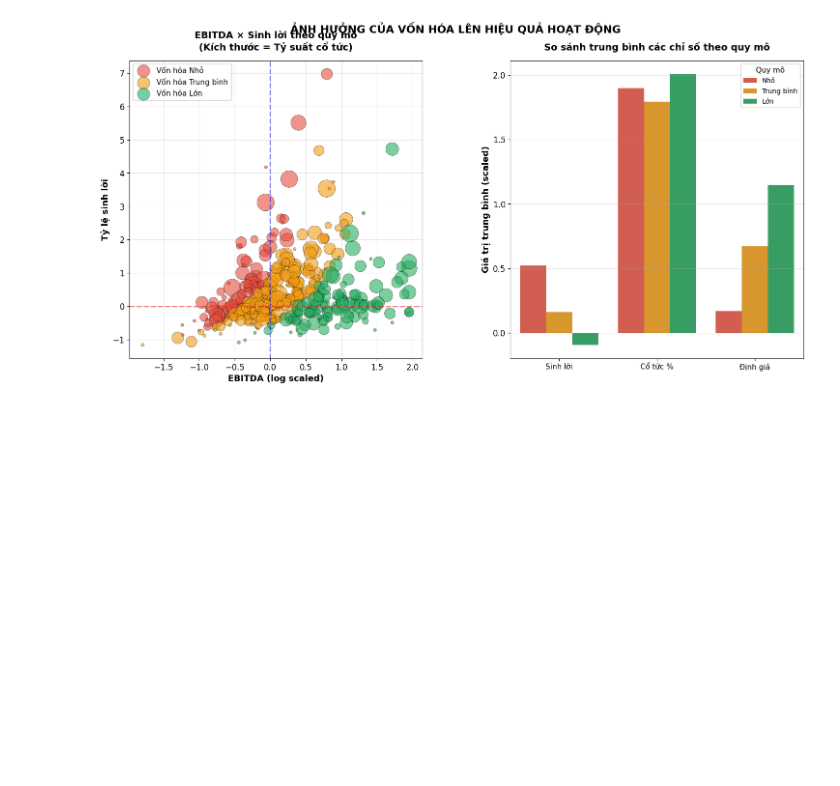
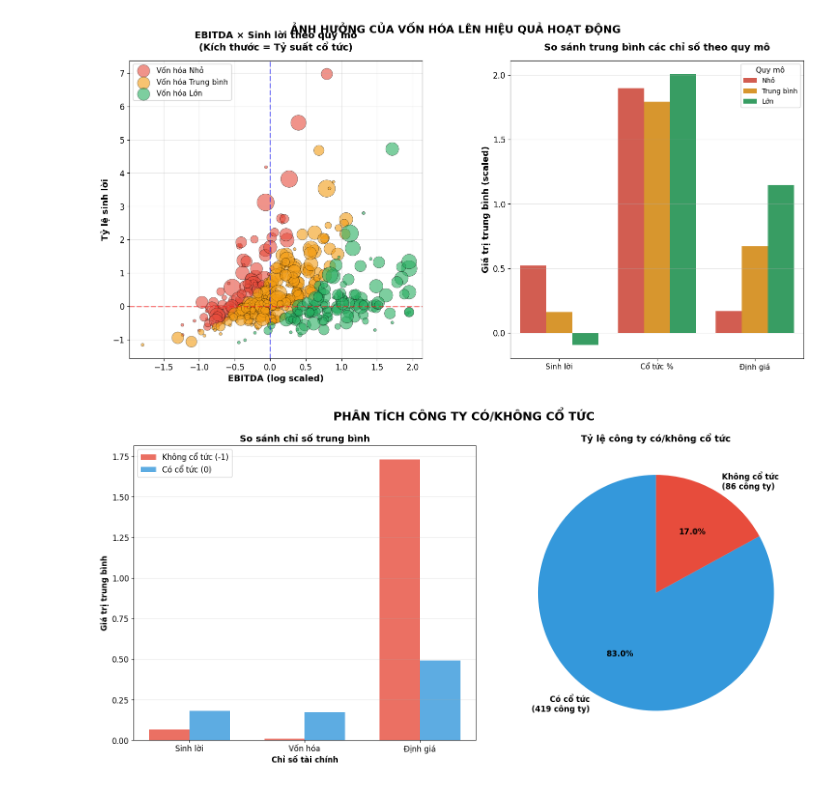
Before and after one commit to tranmai31231020941-pixel/final, a Jupyter notebook: Untitled1.ipynb, the cells around one changed output. Saved outputs shown, nothing was run; the diff lists cells and outputs as text; code cells hidden in the pictures; blank space fills up the shorter version.

```diff
--- a/Untitled1.ipynb
+++ b/Untitled1.ipynb
@@ -230,3 +231,47 @@ plt.tight_layout()
 plt.show()
 # %% [output]
 [figure]
+# %%
+# BIỂU ĐỒ 4: SO SÁNH CÔNG TY CÓ/KHÔNG CỔ TỨC
+# ============================================================
+fig, (ax1, ax2) = plt.subplots(1, 2, figsize=(16, 8))
+
+# Chart 1: So sánh các chỉ số trung bình
+dividend_comparison = df.groupby('dividend_flag__scaled')[
+    ['profitability_ratio__scaled', 'market_cap_log__scaled', 'valuation_z__scaled']
+].mean()
+
+x = np.arange(len(dividend_comparison.columns))
+width = 0.35
+labels = ['Không cổ tức (-1)', 'Có cổ tức (0)']
+colors_bars = ['#E74C3C', '#3498DB']
+
+for idx, (label, color) in enumerate(zip(labels, colors_bars)):
+    values = dividend_comparison.iloc[idx].values
+    ax1.bar(x + idx*width, values, width, label=label, color=color, alpha=0.8)
+
+ax1.set_xlabel('Chỉ số tài chính', fontsize=12, fontweight='bold')
+ax1.set_ylabel('Giá trị trung bình', fontsize=12, fontweight='bold')
+ax1.set_title('So sánh chỉ số trung bình', fontsize=14, fontweight='bold')
+ax1.set_xticks(x + width/2)
+ax1.set_xticklabels(['Sinh lời', 'Vốn hóa', 'Định giá'])
+ax1.legend()
+ax1.grid(True, alpha=0.3, axis='y')
+
+# Chart 2: Số lượng công ty
+dividend_counts = df['dividend_flag__scaled'].value_counts()
+colors_pie = ['#3498DB', '#E74C3C']
+labels_pie = [f'Có cổ tức\n({dividend_counts[0]} công ty)',
+              f'Không cổ tức\n({dividend_counts[-1]} công ty)']
+
+ax2.pie(dividend_counts.values, labels=labels_pie, colors=colors_pie,
+        autopct='%1.1f%%', startangle=90, textprops={'fontsize': 12, 'fontweight': 'bold'})
+ax2.set_title('Tỷ lệ công ty có/không cổ tức', fontsize=14, fontweight='bold')
+
+plt.suptitle('PHÂN TÍCH CÔNG TY CÓ/KHÔNG CỔ TỨC',
+             fontsize=18, fontweight='bold', y=0.98)
+plt.tight_layout()
+plt.savefig('5_dividend_comparison.png', dpi=300, bbox_inches='tight')
+plt.show()
+# %% [output]
+[figure, added]
```
Also changed, not shown: parts of 1 cell of this notebook, 5 other files.
